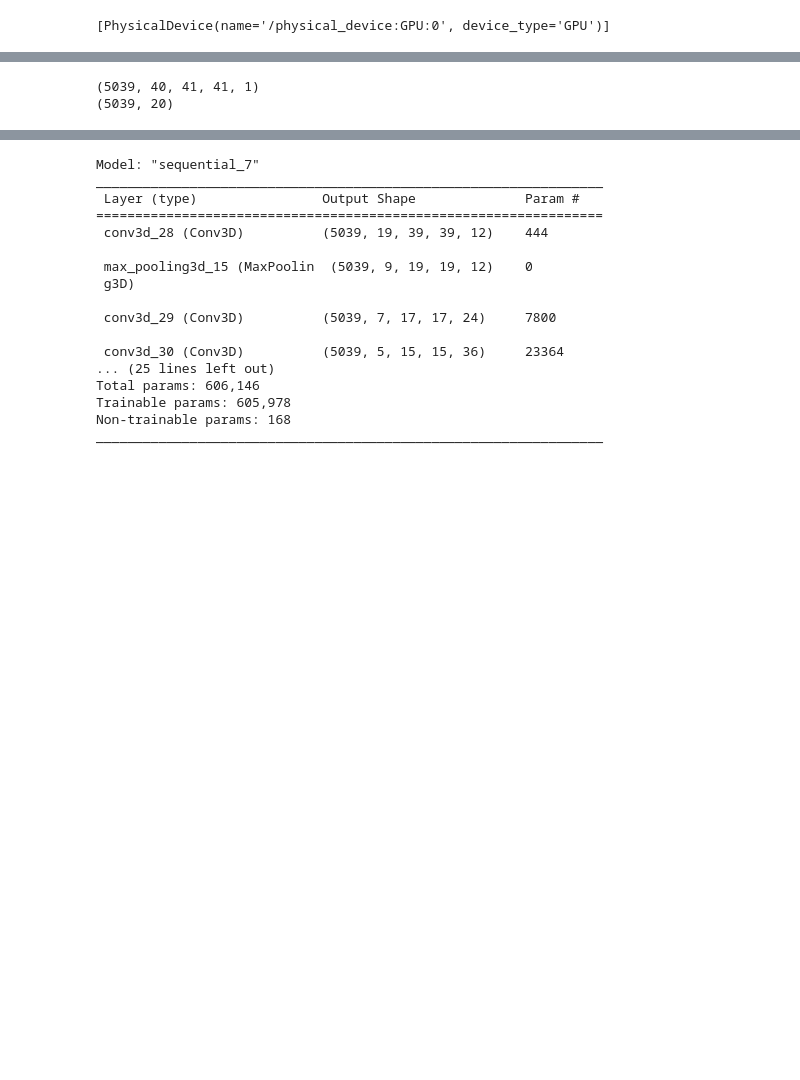
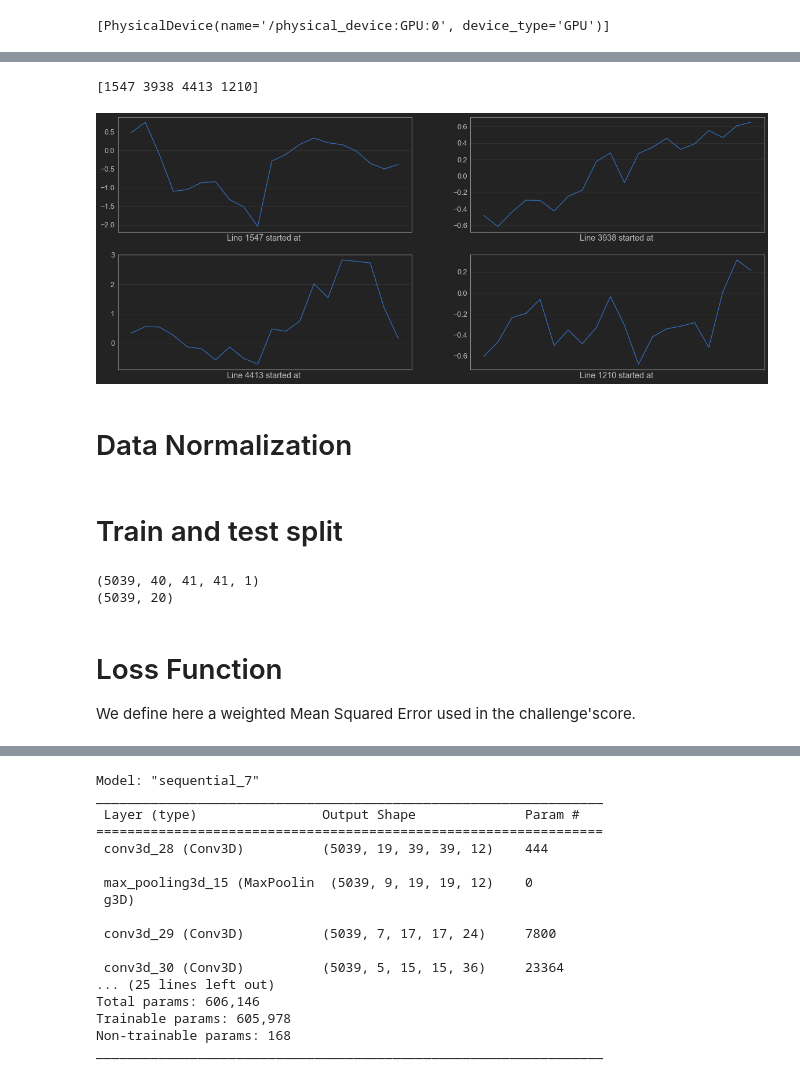
Before and after one commit to nralibera/Challenge-Data-ECL-2022, a Jupyter notebook: third_try.ipynb, the cells around one changed output, grey strips where cells are left out. Drawn from its saved outputs; the diff is of its cells as text; code cells hidden in the pictures; blank space fills up the shorter version.

```diff
--- a/third_try.ipynb
+++ b/third_try.ipynb
@@ -27,3 +56,19 @@ slp_test =  data_test["slp"].astype(np.float32)
+# %%
+## Surge
+plt.figure(figsize=(20,8))
+random_inds = np.random.choice(surge_input.shape[0],4)
+print(random_inds)
+for i in range(4):
+    plt.subplot(2,2,i+1)
+    plt.xticks([])
+    image_ind = random_inds[i]
+    plt.plot(surge_input[image_ind,:])
+    plt.xlabel('Line '+ str(image_ind)+ ' started at ')
+# %% [output]
+[1547 3938 4413 1210]
+[figure, added]
+# %% [markdown]
+# Data Normalization
 # %%
 ### SLP ###
 shape = slp.shape
@@ -37,4 +82,6 @@ slp_test = np.reshape((slp_test-mean_slp)/std_slp,(shape[0],shape[1],shape[2],sh
 mean_surge = np.mean(surge_input)
 std_surge = np.std(surge_input)
 surge_input = (surge_input-mean_surge)/std_surge
+# %% [markdown]
+# Train and test split
 # %%
@@ -56,6 +103,9 @@ print(train_surge.shape)
 # %% [output]
 (5039, 40, 41, 41, 1)
 (5039, 20)
+# %% [markdown]
+# Loss Function
+We define here a weighted Mean Squared Error used in the challenge'score.
 # %%
 def custom_loss_function(y, y_recon,weight=[1,0.9,0.8,0.7,0.6,0.5,0.4,0.3,0.2,0.1]):
     weight = tf.convert_to_tensor(weight, dtype=tf.float32)
```
Also changed, not shown: parts of 18 cells of this notebook, 8 other files.
